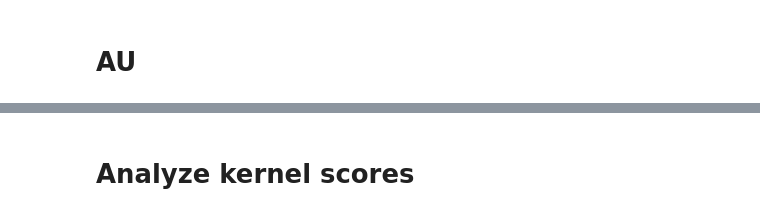
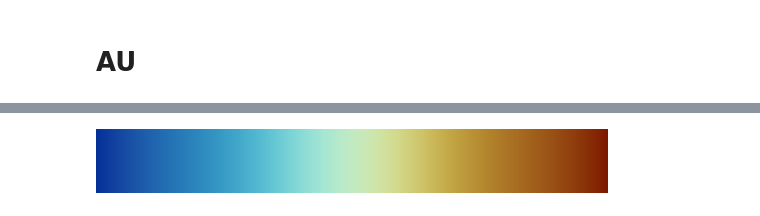
Before and after one commit to cbuelt/kernel_entropy_uq, a Jupyter notebook: experiments/active_learning/evaluate.ipynb, the cells around one changed output, grey strips where cells are left out. Cells and saved outputs as stored; diff of their text form; code cells hidden in the pictures.

```diff
--- a/experiments/active_learning/evaluate.ipynb
+++ b/experiments/active_learning/evaluate.ipynb
@@ -159,6 +164,7 @@ NameError: name 'var' is not defined
 # %%
-plt.style.use('science')
-labelsize = 25
-ticksize = 20
-legendsize = 18
-lw = 2
+plt.style.use(['science', 'grid'])
+cmap = plt.get_cmap('cmc.roma_r')
+labelsize = 27
+ticksize = 22
+legendsize = 24
+lw = 1.8
@@ -181,3 +171,5 @@ plt.savefig(f"../../plots/al_comparison.pdf", bbox_inches = "tight")
-# %% [markdown]
-# Analyze kernel scores
+# %%
+cmap
+# %% [output]
+[figure, added]
 # %%
```
Also changed, not shown: parts of 14 cells of this notebook, 8 other files.
